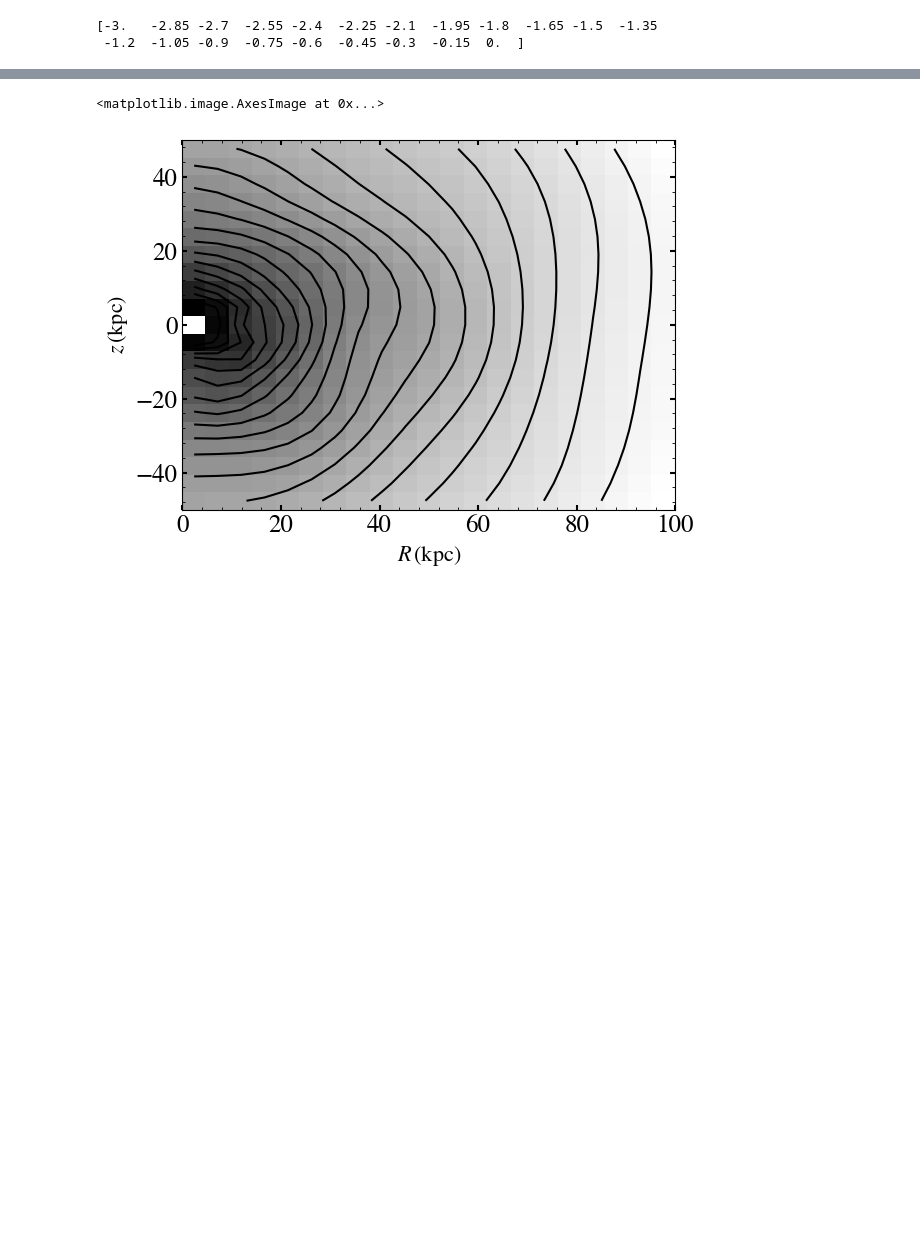
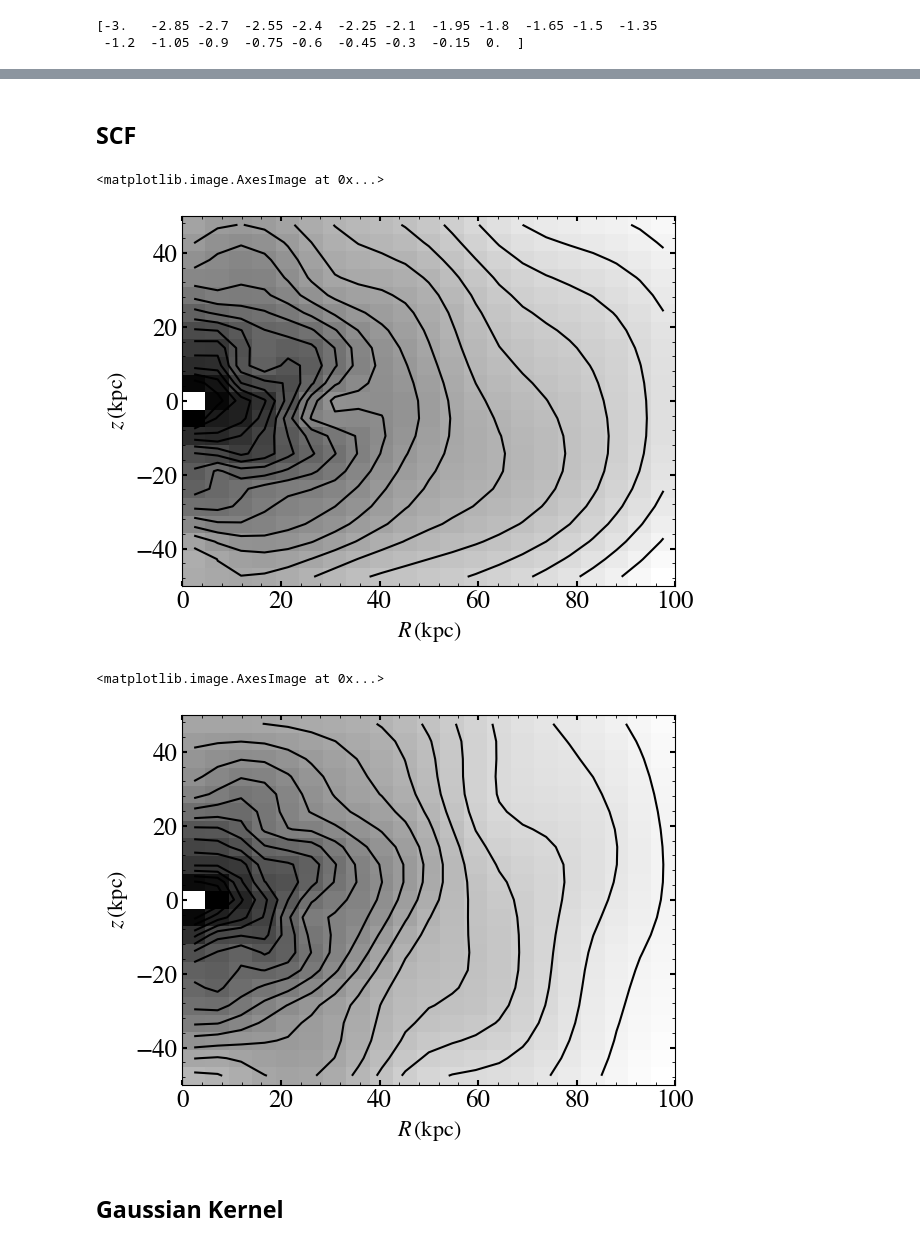
Before and after one commit to mylana-vn/onboarding-exercises, a Jupyter notebook: scf_density.ipynb, the cells around one changed output, grey strips where cells are left out. Saved outputs shown, nothing was run; the diff lists cells and outputs as text; code cells hidden in the pictures; blank space fills up the shorter version.

```diff
--- a/scf_density.ipynb
+++ b/scf_density.ipynb
@@ -69,3 +71,5 @@ mass-weighted COM   [kpc]: [ 11.18  -2.9  -12.7 ]
+# %% [markdown]
+## SCF
 # %%
 from galpy.potential import scf_compute_coeffs_nbody
 
@@ -79,9 +88,17 @@ pot.turn_physical_on(ro=ro)
 # %%
 import astropy.units as u
-pot.plotDensity(rmax=100 * u.kpc, zmin = -50 * u.kpc, zmax=50 * u.kpc,  phi=np.pi/2, log=True)
+scf_halo.plotDensity(rmax=100 * u.kpc, zmin = -50 * u.kpc, zmax=50 * u.kpc,  phi=np.pi/2, log=True, t=0*u.Gyr)
 # %% [output]
 <matplotlib.image.AxesImage at 0x...>
-[figure, old version]
+[figure, new version]
+# %%
+import astropy.units as u
+scf_halo.plotDensity(rmax=100 * u.kpc, zmin = -50 * u.kpc, zmax=50 * u.kpc,  phi=np.pi/2, log=True, t=-3*u.Gyr)
+# %% [output]
+<matplotlib.image.AxesImage at 0x...>
+[figure, added]
+# %% [markdown]
+## Gaussian Kernel
 # %%
 import numpy as np
 from scipy.stats import gaussian_kde
```
Also changed, not shown: parts of 18 cells of this notebook, 7 other files.
